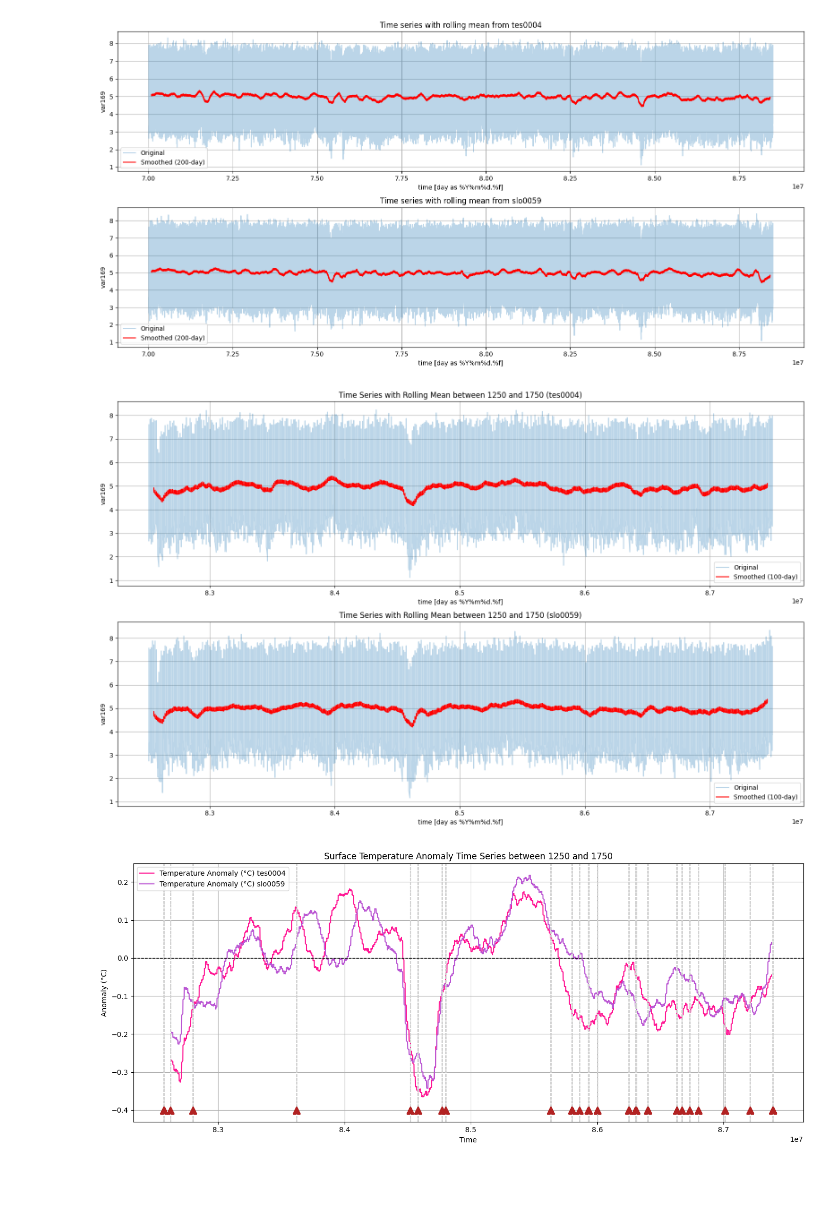
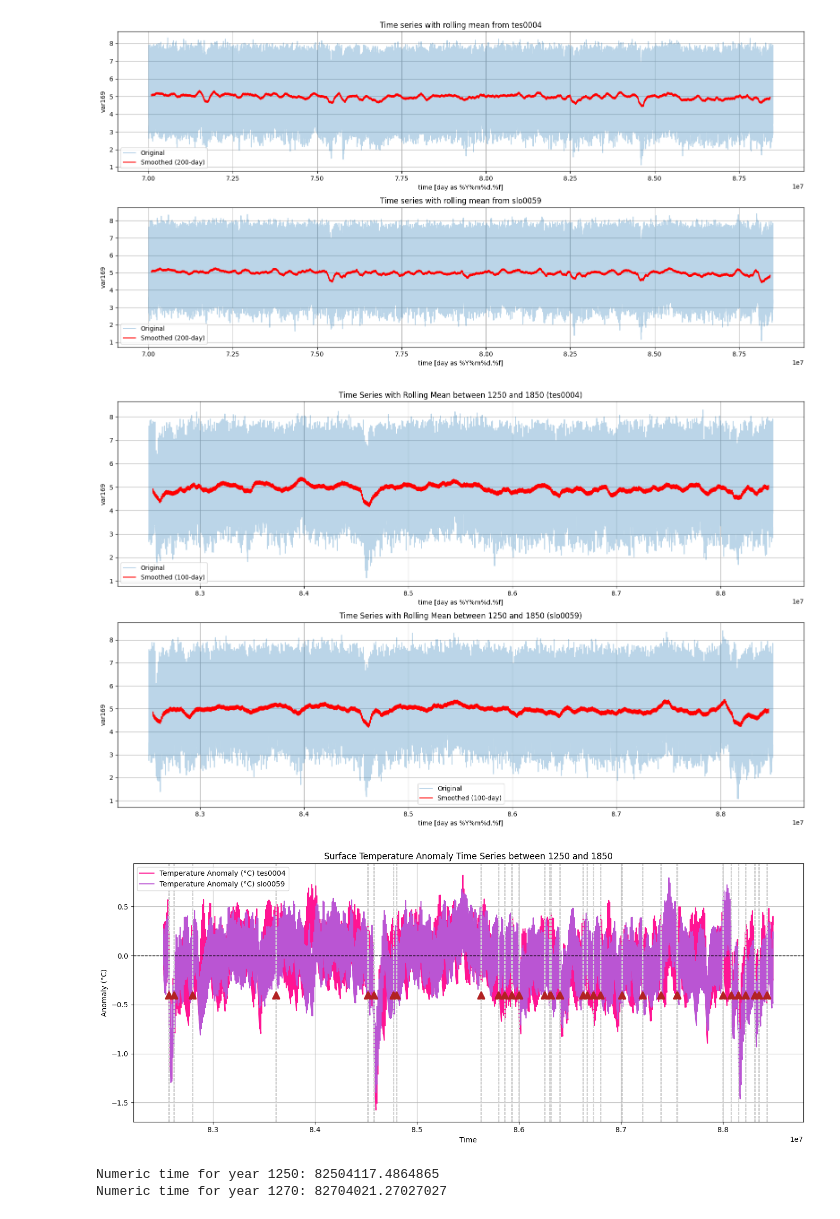
Before and after one commit to EliHHogemo/lia, a Jupyter notebook: temp.ipynb, the cells around one changed output. Drawn from its saved outputs; the diff is of its cells as text; code cells hidden in the pictures; blank space fills up the shorter version.

```diff
--- a/temp.ipynb
+++ b/temp.ipynb
@@ -217,7 +220,9 @@ raw_years = int_time // 10000
 # Correct offset: map to actual years (e.g., 7001 → 1001)
 years = raw_years - 7000
 # %%
-volcano = [1257, 1262, 1280, 1362, 1452, 1458, 1477, 1480, 1563, 1580, 1586, 1593, 1600, 1625, 1630, 1631, 1640, 1641, 1652, 1660, 1663, 1667, 1673, 1680, 1701, 1721, 1739]
+volcano = [1257, 1262, 1280, 1362, 1452, 1458, 1477, 1480, 1563, 1580, 1586, 1593,
+           1600, 1625, 1630, 1631, 1640, 1641, 1652, 1660, 1663, 1667, 1673, 1680,
+           1701, 1721, 1739, 1755, 1800, 1808, 1815, 1822, 1831, 1835, 1843]
 volcano_times = ds.time.values[np.isin(years, volcano)]
 # %%
 plt.figure(figsize=(14, 6))
@@ -229,13 +234,13 @@ anomaly_smoothed1.plot(label='Temperature Anomaly (°C) slo0059', color='mediumo
 # Add red triangle markers at volcanic years
 for vt in volcano_times:
     plt.axvline(x=vt, color='lightgray', linestyle='--', linewidth=1)
-    plt.plot(vt, -0.4, marker='^', color='firebrick', markersize=10)
+    plt.plot(vt, -0.5, marker='^', color='firebrick', markersize=10)
 
 # Add zero line
 plt.axhline(0, color='black', linestyle='--', linewidth=1)
 
 # Labels and legend
-plt.title('Temperature Anomaly Time Series between 1250 and 1750')
+plt.title('Temperature Anomaly Time Series between 1250 and 1850')
 plt.ylabel('Anomaly (°C)')
 plt.xlabel('Time')
 plt.legend()
@@ -289,63 +294,72 @@ plt.show()
 [figure]
 # %%
 time_1250 = 82504117.4864865
-time_1750 = 87501712.08108108
+time_1850 = 88501231.0
 
-time_mask_s = (ds_surf.time >= time_1250) & (ds_surf.time <= time_1750)
-ts_surf_1250_1750 = ds_surf['var169'].sel(time=time_mask_s).mean(dim=['lat', 'lon']) - 273.12
-smoothed = ts_surf_1250_1750.rolling(time=100, center=True).mean()
+time_mask_s = (ds_surf.time >= time_1250) & (ds_surf.time <= time_1850)
+ts_surf_1250_1850 = ds_surf['var169'].sel(time=time_mask_s).mean(dim=['lat', 'lon']) - 273.12
+smoothed = ts_surf_1250_1850.rolling(time=100, center=True).mean()
 
-time_mask_sa = (da_surf.time >= time_1250) & (da_surf.time <= time_1750)
-ts_surfa_1250_1750 = da_surf['var169'].sel(time=time_mask_sa).mean(dim=['lat', 'lon']) - 273.12
-smoothed_a = ts_surfa_1250_1750.rolling(time=100, center=True).mean()
+time_mask_sa = (da_surf.time >= time_1250) & (da_surf.time <= time_1850)
+ts_surfa_1250_1850 = da_surf['var169'].sel(time=time_mask_sa).mean(dim=['lat', 'lon']) - 273.12
+smoothed_a = ts_surfa_1250_1850.rolling(time=100, center=True).mean()
 
 fig, ax= plt.subplots(2,1, figsize=(16, 10))
-ts_surf_1250_1750.plot(ax=ax[0], label="Original", alpha=0.3)
+ts_surf_1250_1850.plot(ax=ax[0], label="Original", alpha=0.3)
 smoothed.plot(ax=ax[0], label="Smoothed (100-day)", color='red')
-ax[0].set_title("Time Series with Rolling Mean between 1250 and 1750 (tes0004)")
+ax[0].set_title("Time Series with Rolling Mean between 1250 and 1850 (tes0004)")
 ax[0].legend()
 ax[0].grid(True)
 
-ts_surfa_1250_1750.plot(ax=ax[1], label="Original", alpha=0.3)
+ts_surfa_1250_1850.plot(ax=ax[1], label="Original", alpha=0.3)
 smoothed_a.plot(ax=ax[1], label="Smoothed (100-day)", color='red')
-ax[1].set_title("Time Series with Rolling Mean between 1250 and 1750 (slo0059)")
+ax[1].set_title("Time Series with Rolling Mean between 1250 and 1850 (slo0059)")
 ax[1].legend()
 ax[1].grid(True)
 
 plt.tight_layout()
 plt.show()
 # %% [output]
-[figure, old version]
+[figure, new version]
 # %%
 base_surf = ts_surf.mean()
 anomaly_surf=ts_surf.sel(time=time_mask_s) - base_surf
-anomaly_smooth_surf = anomaly_surf.rolling(time=300, center=True).mean()
+anomaly_smooth_surf = anomaly_surf.rolling(time=30, center=True).mean()
 
 base_surfa = ts_surfa.mean()
 anomaly_surfa=ts_surfa.sel(time=time_mask_sa) - base_surfa
-anomaly_smooth_surfa = anomaly_surfa.rolling(time=300, center=True).mean()
+anomaly_smooth_surfa = anomaly_surfa.rolling(time=30, center=True).mean()
 
 plt.figure(figsize=(14, 6))
 
 # Plot anomalies
 anomaly_smooth_surf.plot(label='Temperature Anomaly (°C) tes0004', color='deeppink')
 anomaly_smooth_surfa.plot(label='Temperature Anomaly (°C) slo0059', color='mediumorchid')
 
 # Add red triangle markers at volcanic years
 for vt in volcano_times:
     plt.axvline(x=vt, color='lightgray', linestyle='--', linewidth=1)
     plt.plot(vt, -0.4, marker='^', color='firebrick', markersize=10)
 
 # Add zero line
 plt.axhline(0, color='black', linestyle='--', linewidth=1)
 
 # Labels and legend
-plt.title('Surface Temperature Anomaly Time Series between 1250 and 1750')
+plt.title('Surface Temperature Anomaly Time Series between 1250 and 1850')
 plt.ylabel('Anomaly (°C)')
 plt.xlabel('Time')
 plt.legend()
 plt.grid(True)
 plt.tight_layout()
 plt.show()
 # %% [output]
-[figure, old version]
+[figure, new version]
+# %%
+numeric_1250 = year_to_numeric(1250)
+numeric_1270 = year_to_numeric(1270)
+
+print(f"Numeric time for year 1250: {numeric_1250}")
+print(f"Numeric time for year 1270: {numeric_1270}")
+# %% [output]
+Numeric time for year 1250: 82504117.4864865
+Numeric time for year 1270: 82704021.27027027
```
Also changed, not shown: parts of 11 cells of this notebook.
